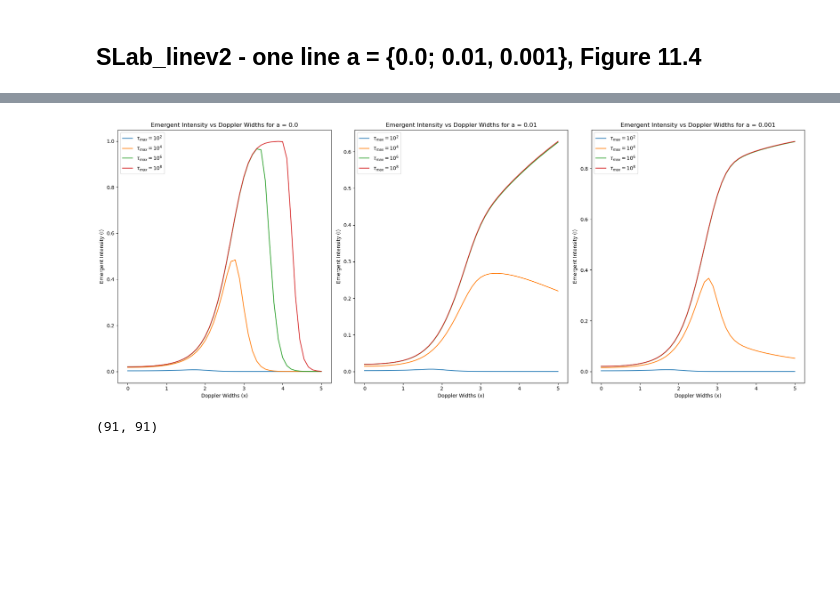
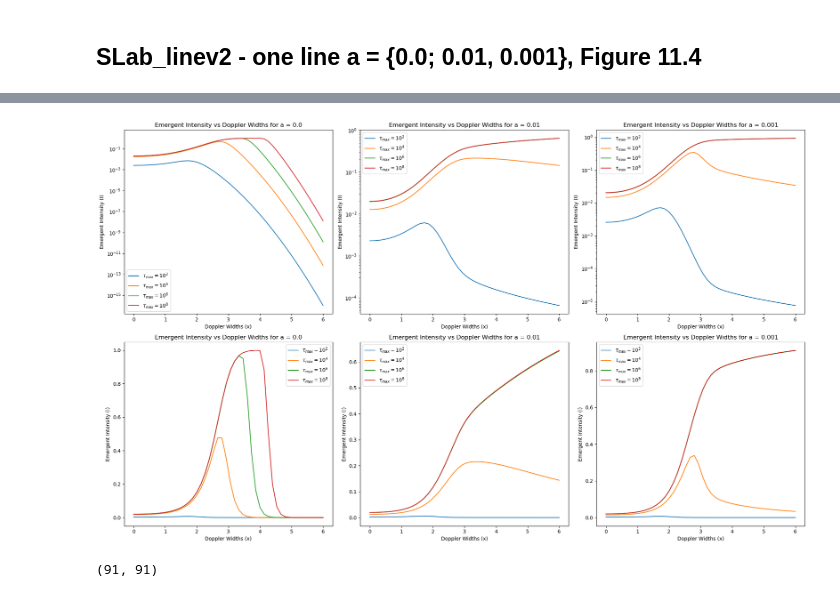
Before and after one commit to ivanzmilic/2lvl_nlte, a Jupyter notebook: slab_experiments/Mihalas_nlte.ipynb, the cells around one changed output, grey strips where cells are left out. Cells and saved outputs as stored; diff of their text form; code cells hidden in the pictures; blank space fills up the shorter version.

```diff
--- a/slab_experiments/Mihalas_nlte.ipynb
+++ b/slab_experiments/Mihalas_nlte.ipynb
@@ -290,37 +585,65 @@ Convergence achieved after 66 iterations with max dS = 9.70e-07
 # %%
-plt.figure(figsize=(20, 8))
+plt.figure(figsize=(20, 12))
 midpoint = len(slab_one_line_dep2.x_values) // 2
-plt.subplot(1, 3, 1)
+mask = slab_one_line_dep2.x_values >= 0
+plt.subplot(2, 3, 1)
+plt.semilogy(slab_one_line_dep2.x_values[midpoint:][mask[midpoint:]], I_0_dep2[midpoint:][mask[midpoint:]], label=r'$\tau_{max} = 10^2$')
+plt.semilogy(slab_one_line_dep4.x_values[midpoint:][mask[midpoint:]], I_0_dep4[midpoint:][mask[midpoint:]], label=r'$\tau_{max} = 10^4$')
+plt.semilogy(slab_one_line_dep6.x_values[midpoint:][mask[midpoint:]], I_0_dep6[midpoint:][mask[midpoint:]], label=r'$\tau_{max} = 10^6$')
+plt.semilogy(slab_one_line_dep8.x_values[midpoint:][mask[midpoint:]], I_0_dep8[midpoint:][mask[midpoint:]], label=r'$\tau_{max} = 10^8$')
+plt.xlabel('Doppler Widths (x)')
+plt.ylabel('Emergent Intensity (I)')
+plt.title('Emergent Intensity vs Doppler Widths for a = 0.0')
+plt.legend()
+plt.subplot(2, 3, 2)
+plt.semilogy(slab_one_line_dep2.x_values[midpoint:][mask[midpoint:]], I_02_dep2[midpoint:][mask[midpoint:]], label=r'$\tau_{max} = 10^2$')
+plt.semilogy(slab_one_line_dep4.x_values[midpoint:][mask[midpoint:]], I_02_dep4[midpoint:][mask[midpoint:]], label=r'$\tau_{max} = 10^4$')
+plt.semilogy(slab_one_line_dep6.x_values[midpoint:][mask[midpoint:]], I_02_dep6[midpoint:][mask[midpoint:]], label=r'$\tau_{max} = 10^6$')
+plt.semilogy(slab_one_line_dep8.x_values[midpoint:][mask[midpoint:]], I_02_dep8[midpoint:][mask[midpoint:]], label=r'$\tau_{max} = 10^8$')
+plt.xlabel('Doppler Widths (x)')
+plt.ylabel('Emergent Intensity (I)')
+plt.title('Emergent Intensity vs Doppler Widths for a = 0.01')
+plt.legend()
+plt.subplot(2, 3, 3)
+plt.semilogy(slab_one_line_dep2.x_values[midpoint:][mask[midpoint:]], I_03_dep2[midpoint:][mask[midpoint:]], label=r'$\tau_{max} = 10^2$')
+plt.semilogy(slab_one_line_dep4.x_values[midpoint:][mask[midpoint:]], I_03_dep4[midpoint:][mask[midpoint:]], label=r'$\tau_{max} = 10^4$')
+plt.semilogy(slab_one_line_dep6.x_values[midpoint:][mask[midpoint:]], I_03_dep6[midpoint:][mask[midpoint:]], label=r'$\tau_{max} = 10^6$')
+plt.semilogy(slab_one_line_dep8.x_values[midpoint:][mask[midpoint:]], I_03_dep8[midpoint:][mask[midpoint:]], label=r'$\tau_{max} = 10^8$')
+plt.xlabel('Doppler Widths (x)')
+plt.ylabel('Emergent Intensity (I)')
+plt.title('Emergent Intensity vs Doppler Widths for a = 0.001')
+plt.legend()
+plt.subplot(2, 3, 4)
 plt.plot(slab_one_line_dep2.x_values[midpoint:], I_0_dep2[midpoint:], label=r'$\tau_{max} = 10^2$')
 plt.plot(slab_one_line_dep4.x_values[midpoint:], I_0_dep4[midpoint:], label=r'$\tau_{max} = 10^4$')
 plt.plot(slab_one_line_dep6.x_values[midpoint:], I_0_dep6[midpoint:], label=r'$\tau_{max} = 10^6$')
 plt.plot(slab_one_line_dep8.x_values[midpoint:], I_0_dep8[midpoint:], label=r'$\tau_{max} = 10^8$')
 plt.xlabel('Doppler Widths (x)')
 plt.ylabel('Emergent Intensity (I)')
 plt.title('Emergent Intensity vs Doppler Widths for a = 0.0')
 plt.legend()
-plt.subplot(1, 3, 2)
+plt.subplot(2, 3, 5)
 plt.plot(slab_one_line_dep2.x_values[midpoint:], I_02_dep2[midpoint:], label=r'$\tau_{max} = 10^2$')
 plt.plot(slab_one_line_dep4.x_values[midpoint:], I_02_dep4[midpoint:], label=r'$\tau_{max} = 10^4$')
 plt.plot(slab_one_line_dep6.x_values[midpoint:], I_02_dep6[midpoint:], label=r'$\tau_{max} = 10^6$')
 plt.plot(slab_one_line_dep8.x_values[midpoint:], I_02_dep8[midpoint:], label=r'$\tau_{max} = 10^8$')
 plt.xlabel('Doppler Widths (x)')
 plt.ylabel('Emergent Intensity (I)')
 plt.title('Emergent Intensity vs Doppler Widths for a = 0.01')
 plt.legend()
-plt.subplot(1, 3, 3)
+plt.subplot(2, 3, 6)
 plt.plot(slab_one_line_dep2.x_values[midpoint:], I_03_dep2[midpoint:], label=r'$\tau_{max} = 10^2$')
 plt.plot(slab_one_line_dep4.x_values[midpoint:], I_03_dep4[midpoint:], label=r'$\tau_{max} = 10^4$')
 plt.plot(slab_one_line_dep6.x_values[midpoint:], I_03_dep6[midpoint:], label=r'$\tau_{max} = 10^6$')
 plt.plot(slab_one_line_dep8.x_values[midpoint:], I_03_dep8[midpoint:], label=r'$\tau_{max} = 10^8$')
 plt.xlabel('Doppler Widths (x)')
 plt.ylabel('Emergent Intensity (I)')
 plt.title('Emergent Intensity vs Doppler Widths for a = 0.001')
 plt.legend()
 plt.tight_layout()
 plt.show()
 # %% [output]
-[figure, old version]
+[figure, new version]
 # %%
 S_0_dep2_nu = result_one_0_dep2['S_nu']
 # %%
```
Also changed, not shown: parts of 15 cells of this notebook, 1 other file.
